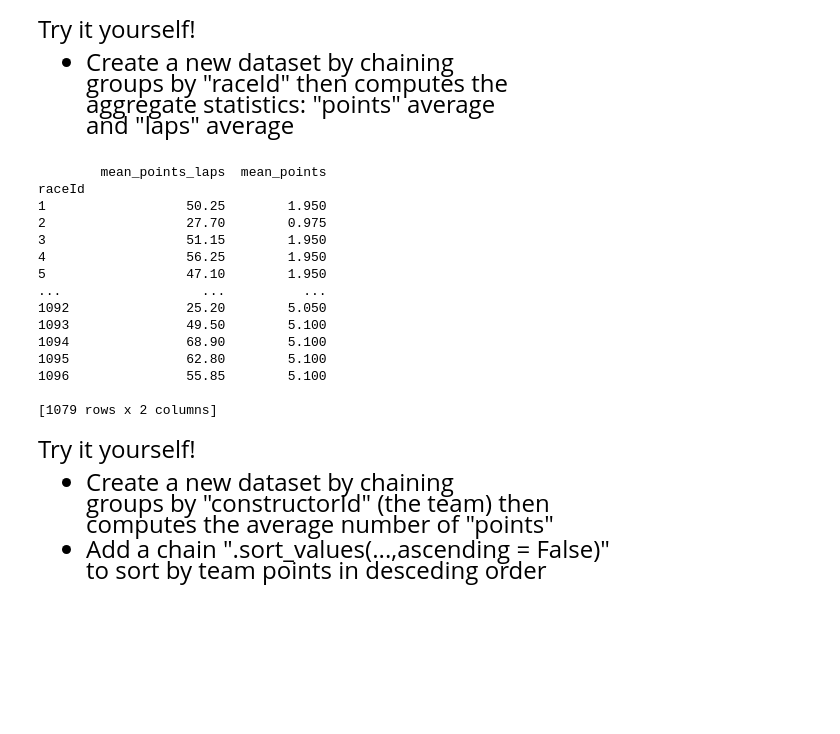
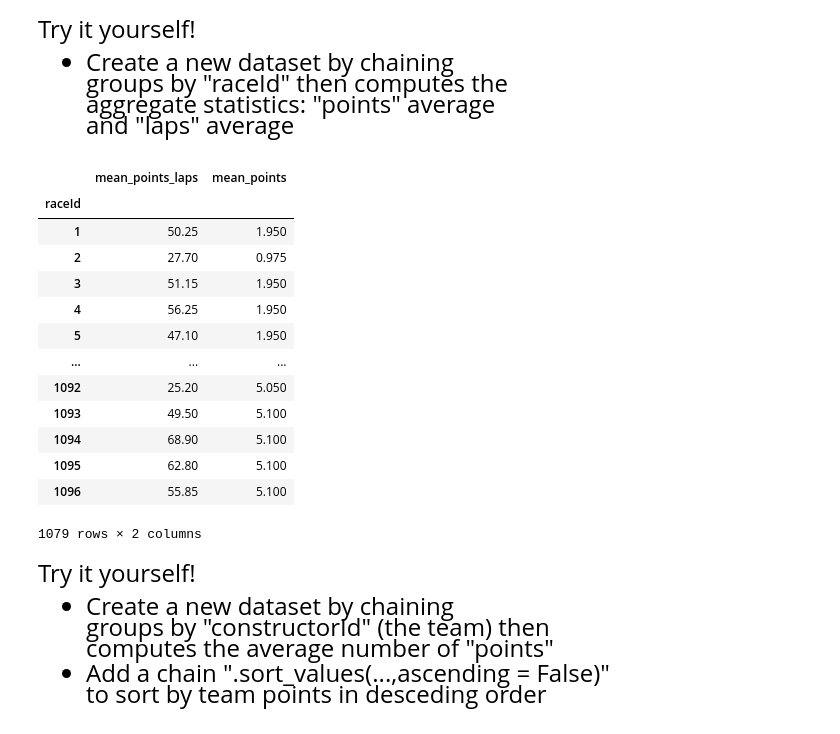
Before and after one commit to Annielu-015/qtm151spring2025, a Jupyter notebook: lecture_14/lecture_14.ipynb, the cells around one changed output. Saved outputs shown, nothing was run; the diff lists cells and outputs as text; code cells hidden in the pictures; blank space fills up the shorter version.

```diff
--- a/lecture_14/lecture_14.ipynb
+++ b/lecture_14/lecture_14.ipynb
@@ -302,26 +303,25 @@ aggregate statistics: "points" average <br> and "laps" average
 # %%
 # Write your own code
 
-sorted_data=(results.groupby("raceId")
-                .agg(mean_points_laps =("laps", "mean"),
-                     mean_points =("points","mean")))
-print(sorted_data)
+sorted_data=(results.groupby(["raceId"])
+                    .agg(mean_points_laps =("laps", "mean"),
+                         mean_points =("points","mean")))
+sorted_data
 # %% [output]
+|  | mean_points_laps | mean_points |
+| raceId |  |  |
+| 1 | 50.25 | 1.950 |
+| 2 | 27.70 | 0.975 |
+| 3 | 51.15 | 1.950 |
+| 4 | 56.25 | 1.950 |
+| 5 | 47.10 | 1.950 |
+| ... | ... | ... |
+| 1092 | 25.20 | 5.050 |
+| 1093 | 49.50 | 5.100 |
+| 1094 | 68.90 | 5.100 |
+| 1095 | 62.80 | 5.100 |
+| 1096 | 55.85 | 5.100 |
-        mean_points_laps  mean_points
-raceId
-1                  50.25        1.950
-2                  27.70        0.975
-3                  51.15        1.950
-4                  56.25        1.950
-5                  47.10        1.950
-...                  ...          ...
-1092               25.20        5.050
-1093               49.50        5.100
-1094               68.90        5.100
-1095               62.80        5.100
-1096               55.85        5.100
-
-[1079 rows x 2 columns]
+1079 rows × 2 columns
 # %% [markdown]
 <font size = "5">
 
```
Also changed, not shown: parts of 5 cells of this notebook, 22 other files.
